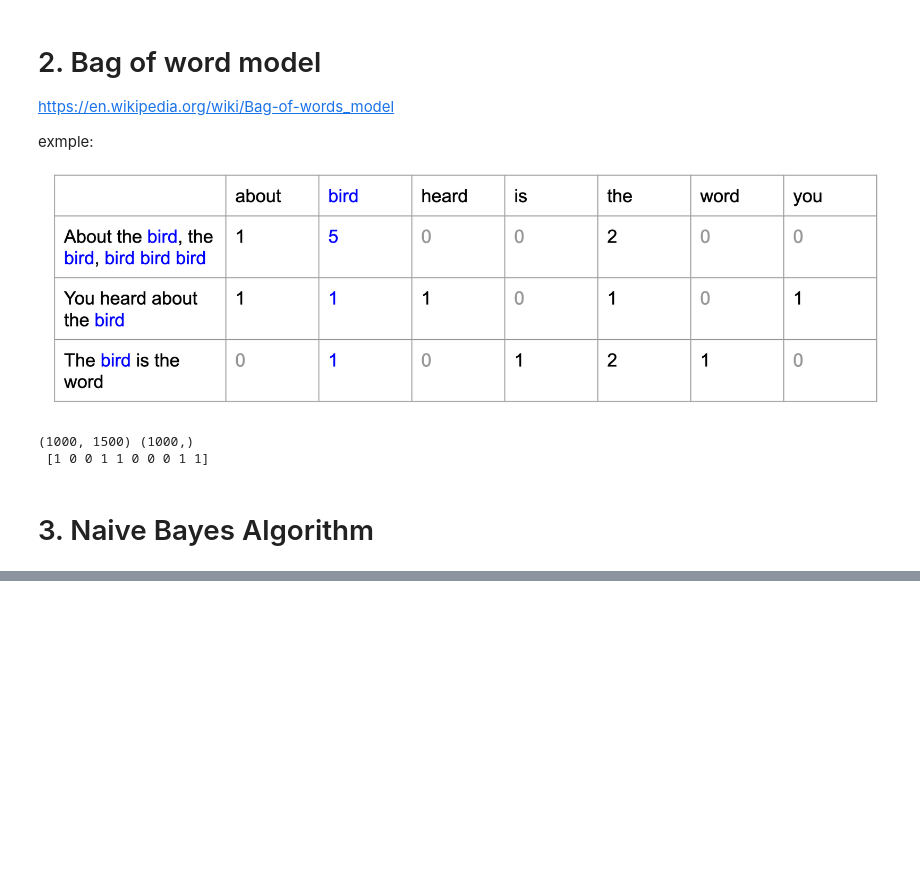
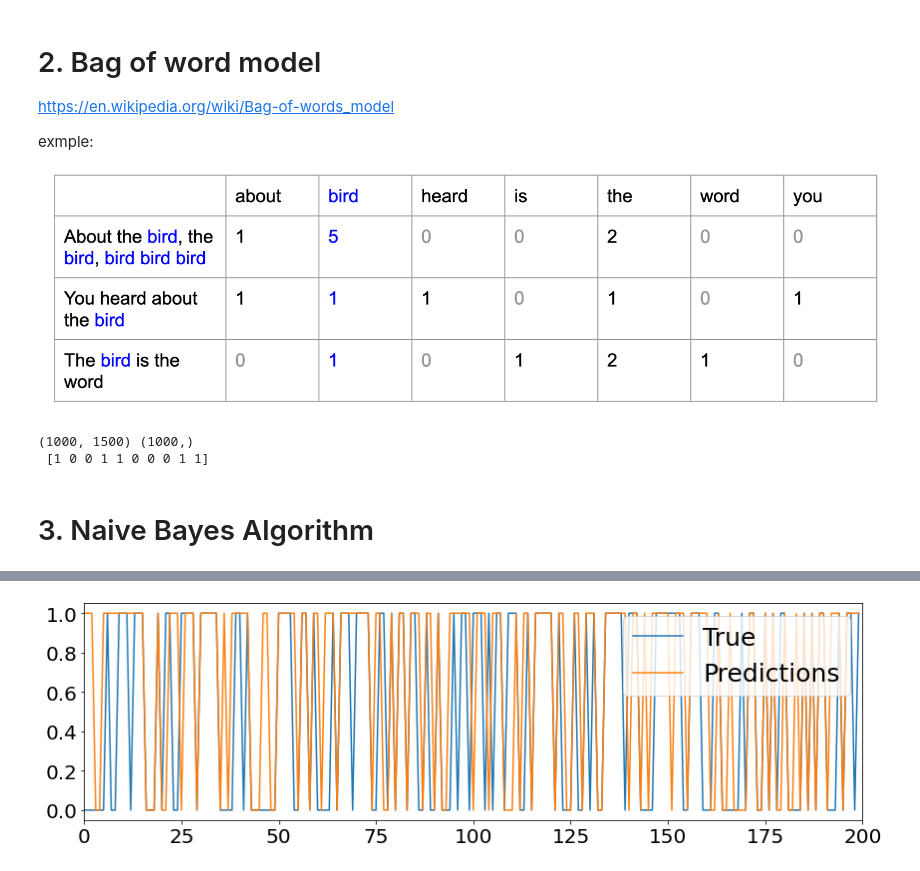
Before and after one commit to maneesh51/NLP_Udemy_Course, a Jupyter notebook: Prj2_RestaurantReviewPrediction.ipynb, the cells around one changed output, grey strips where cells are left out. Cells and saved outputs as stored; diff of their text form; code cells hidden in the pictures; blank space fills up the shorter version.

```diff
--- a/Prj2_RestaurantReviewPrediction.ipynb
+++ b/Prj2_RestaurantReviewPrediction.ipynb
@@ -129,3 +129,10 @@ reviews[:10]
  'potato like rubber could tell made ahead time kept warmer',
  'fri great',
  'great touch']
+# %%
+### replacing the newly processed review texts
+
+data = data.drop('Review', axis=1)
+data['New_Review'] = reviews
+
+data
@@ -145,7 +166,7 @@ from sklearn.feature_extraction.text import CountVectorizer
 cv = CountVectorizer(max_features=1500)
 x = cv.fit_transform(reviews).toarray()
 
-y = data.iloc[:,1].values
+y = data.iloc[:,0].values
 
 print(x.shape, y.shape, '\n', y[:10])
 # %% [output]
@@ -153,3 +174,9 @@ print(x.shape, y.shape, '\n', y[:10])
  [1 0 0 1 1 0 0 0 1 1]
 # %% [markdown]
 # 3. Naive Bayes Algorithm
+# %%
+from sklearn.model_selection import train_test_split
+
+X_train, X_test, y_train, y_test = train_test_split(x, y, test_size = 0.2, random_state=0, shuffle=True)
+
+print(X_train.shape, X_test.shape, y_train.shape, y_test.shape)
@@ -155,0 +185,14 @@ print(x.shape, y.shape, '\n', y[:10])
+# %%
+from sklearn.naive_bayes import GaussianNB
+from sklearn.metrics import classification_report, accuracy_score, confusion_matrix
+
+classifier = GaussianNB()
+classifier.fit(X_train, y_train)
+
+y_pred = classifier.predict(X_test)
+
+accuracy  = accuracy_score(y_test, y_pred)
+confusionmatrix = confusion_matrix(y_test, y_pred)
+
+print(y_pred.shape, '\nAccuracy', accuracy, '\nConfusion matrix:\n', confusionmatrix)
+print('\n\n\n',classification_report(y_test, y_pred))
@@ -155,0 +216,15 @@ print(x.shape, y.shape, '\n', y[:10])
+# %%
+from matplotlib.pyplot import figure
+
+figure(figsize=(14, 4))
+
+plt.plot(np.asarray(y_test), label='True')
+plt.plot(y_pred, label='Predictions')
+
+plt.xlim(0, 200)
+plt.legend(fontsize=25)
+plt.xticks(fontsize=20)
+plt.yticks(fontsize=20)
+plt.show()
+# %% [output]
+[figure, added]
```
Also changed, not shown: parts of 3 cells of this notebook.
